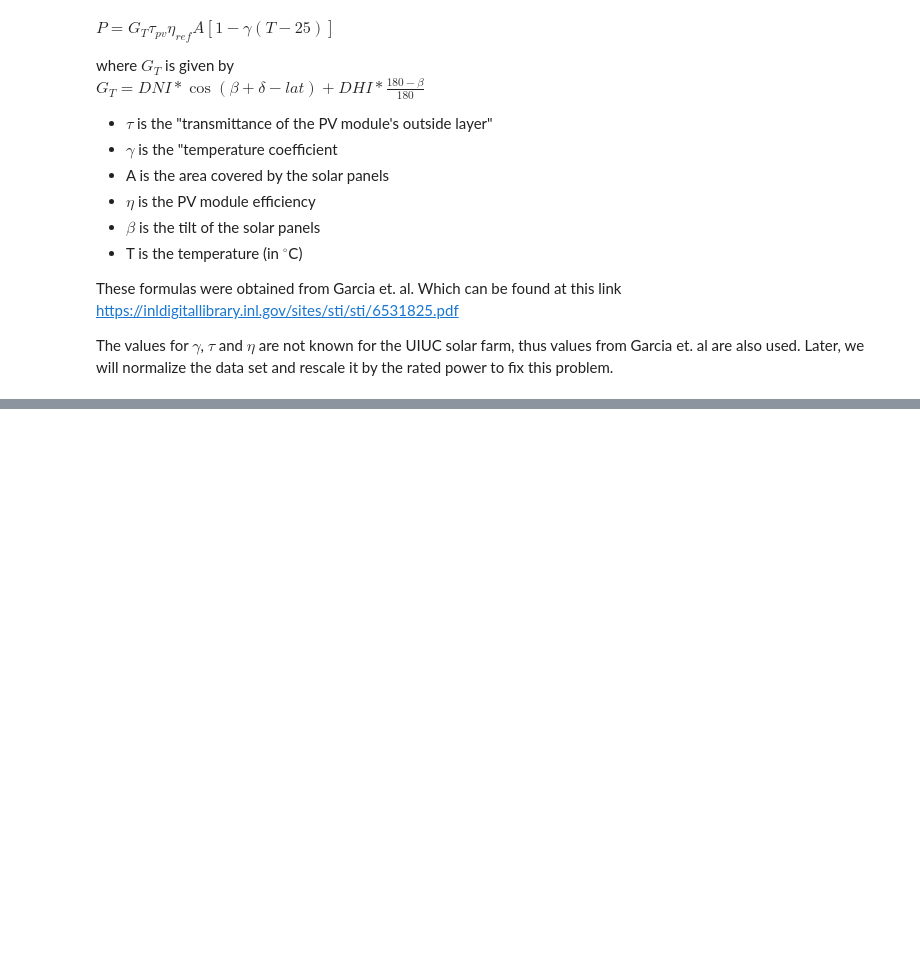
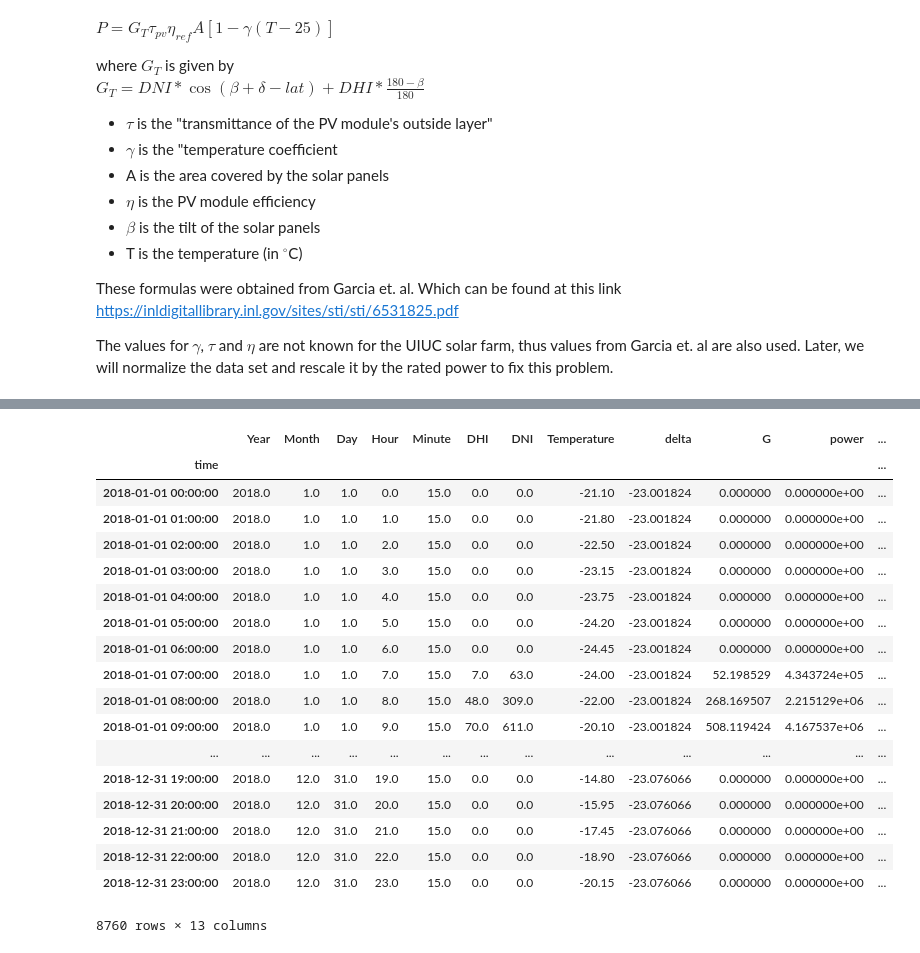
Before and after one commit to arfc/pride, a Jupyter notebook: data_processing/solar_power.ipynb, the cells around one changed output, grey strips where cells are left out. Cells and saved outputs as stored; diff of their text form; code cells hidden in the pictures; blank space fills up the shorter version.

```diff
--- a/data_processing/solar_power.ipynb
+++ b/data_processing/solar_power.ipynb
@@ -202,0 +314,25 @@ P = lambda Gt, T: Gt*tau*eta*A*(1-gam*(T-25))
+# %%
+# toMW = lambda x: x/1000
+# df_2018_hourly.power_data.apply(toMW)
+
+df_2018_hourly
+# %% [output]
+|  | Year | Month | Day | Hour | Minute | DHI | DNI | Temperature | delta | G | power | ... |
+| time |  |  |  |  |  |  |  |  |  |  |  | ... |
+| 2018-01-01 00:00:00 | 2018.0 | 1.0 | 1.0 | 0.0 | 15.0 | 0.0 | 0.0 | -21.10 | -23.001824 | 0.000000 | 0.000000e+00 | ... |
+| 2018-01-01 01:00:00 | 2018.0 | 1.0 | 1.0 | 1.0 | 15.0 | 0.0 | 0.0 | -21.80 | -23.001824 | 0.000000 | 0.000000e+00 | ... |
+| 2018-01-01 02:00:00 | 2018.0 | 1.0 | 1.0 | 2.0 | 15.0 | 0.0 | 0.0 | -22.50 | -23.001824 | 0.000000 | 0.000000e+00 | ... |
+| 2018-01-01 03:00:00 | 2018.0 | 1.0 | 1.0 | 3.0 | 15.0 | 0.0 | 0.0 | -23.15 | -23.001824 | 0.000000 | 0.000000e+00 | ... |
+| 2018-01-01 04:00:00 | 2018.0 | 1.0 | 1.0 | 4.0 | 15.0 | 0.0 | 0.0 | -23.75 | -23.001824 | 0.000000 | 0.000000e+00 | ... |
+| 2018-01-01 05:00:00 | 2018.0 | 1.0 | 1.0 | 5.0 | 15.0 | 0.0 | 0.0 | -24.20 | -23.001824 | 0.000000 | 0.000000e+00 | ... |
+| 2018-01-01 06:00:00 | 2018.0 | 1.0 | 1.0 | 6.0 | 15.0 | 0.0 | 0.0 | -24.45 | -23.001824 | 0.000000 | 0.000000e+00 | ... |
+| 2018-01-01 07:00:00 | 2018.0 | 1.0 | 1.0 | 7.0 | 15.0 | 7.0 | 63.0 | -24.00 | -23.001824 | 52.198529 | 4.343724e+05 | ... |
+| 2018-01-01 08:00:00 | 2018.0 | 1.0 | 1.0 | 8.0 | 15.0 | 48.0 | 309.0 | -22.00 | -23.001824 | 268.169507 | 2.215129e+06 | ... |
+| 2018-01-01 09:00:00 | 2018.0 | 1.0 | 1.0 | 9.0 | 15.0 | 70.0 | 611.0 | -20.10 | -23.001824 | 508.119424 | 4.167537e+06 | ... |
+| ... | ... | ... | ... | ... | ... | ... | ... | ... | ... | ... | ... | ... |
+| 2018-12-31 19:00:00 | 2018.0 | 12.0 | 31.0 | 19.0 | 15.0 | 0.0 | 0.0 | -14.80 | -23.076066 | 0.000000 | 0.000000e+00 | ... |
+| 2018-12-31 20:00:00 | 2018.0 | 12.0 | 31.0 | 20.0 | 15.0 | 0.0 | 0.0 | -15.95 | -23.076066 | 0.000000 | 0.000000e+00 | ... |
+| 2018-12-31 21:00:00 | 2018.0 | 12.0 | 31.0 | 21.0 | 15.0 | 0.0 | 0.0 | -17.45 | -23.076066 | 0.000000 | 0.000000e+00 | ... |
+| 2018-12-31 22:00:00 | 2018.0 | 12.0 | 31.0 | 22.0 | 15.0 | 0.0 | 0.0 | -18.90 | -23.076066 | 0.000000 | 0.000000e+00 | ... |
+| 2018-12-31 23:00:00 | 2018.0 | 12.0 | 31.0 | 23.0 | 15.0 | 0.0 | 0.0 | -20.15 | -23.076066 | 0.000000 | 0.000000e+00 | ... |
+8760 rows × 13 columns
```
Also changed, not shown: parts of 31 cells of this notebook.
